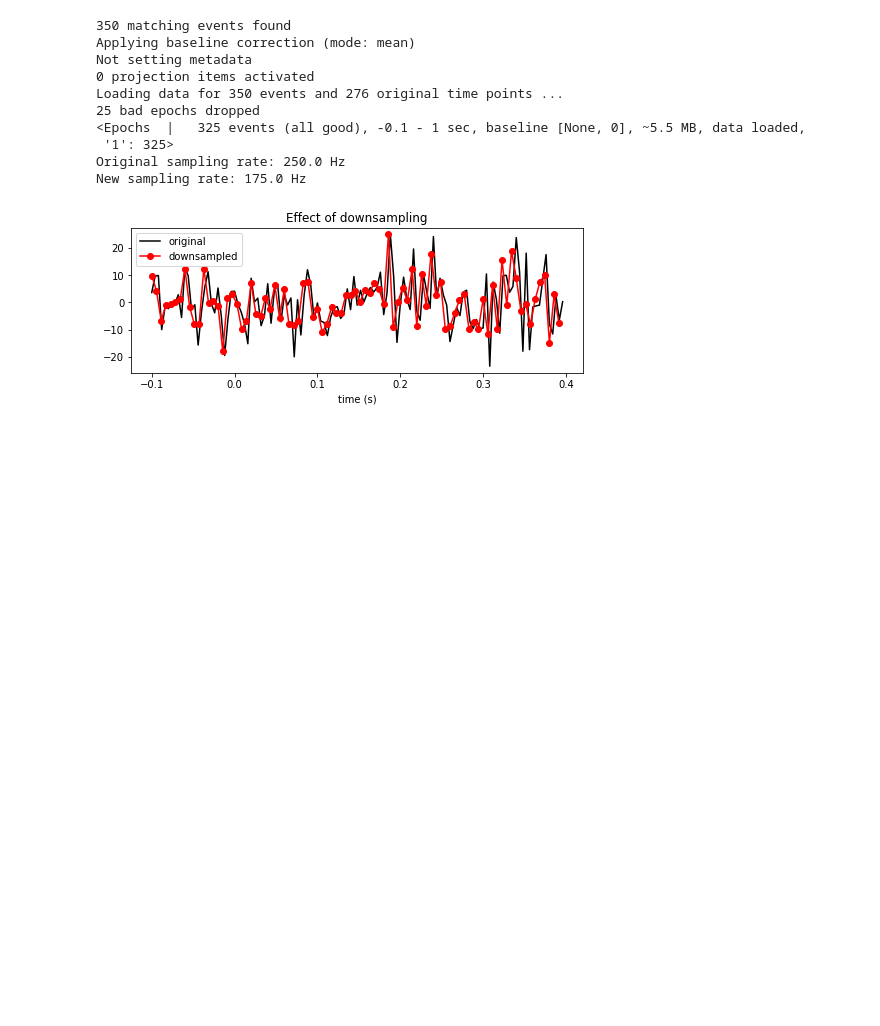
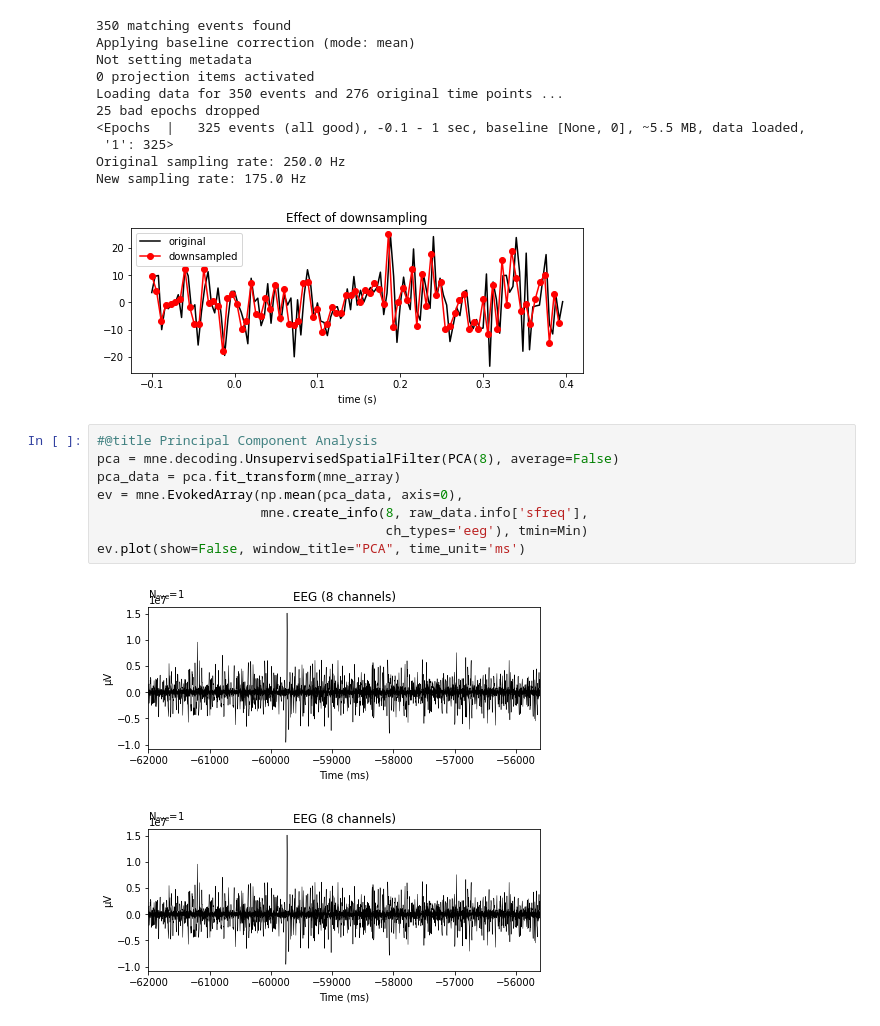
Before and after one commit to dpostolovski/eeg_is, a Jupyter notebook: IS_project.ipynb, the cells around one changed output. Cells and saved outputs as stored; diff of their text form; blank space fills up the shorter version.

```diff
--- a/IS_project.ipynb
+++ b/IS_project.ipynb
@@ -463,3 +464,14 @@ Loading data for 350 events and 276 original time points ...
 Original sampling rate: 250.0 Hz
 New sampling rate: 175.0 Hz
 [figure]
+# %%
+#@title Principal Component Analysis
+pca = mne.decoding.UnsupervisedSpatialFilter(PCA(8), average=False)
+pca_data = pca.fit_transform(mne_array)
+ev = mne.EvokedArray(np.mean(pca_data, axis=0),
+                     mne.create_info(8, raw_data.info['sfreq'],
+                                     ch_types='eeg'), tmin=Min)
+ev.plot(show=False, window_title="PCA", time_unit='ms')
+# %% [output]
+[figure, added]
+[figure, added]
```
Also changed, not shown: parts of 1 cell of this notebook.
